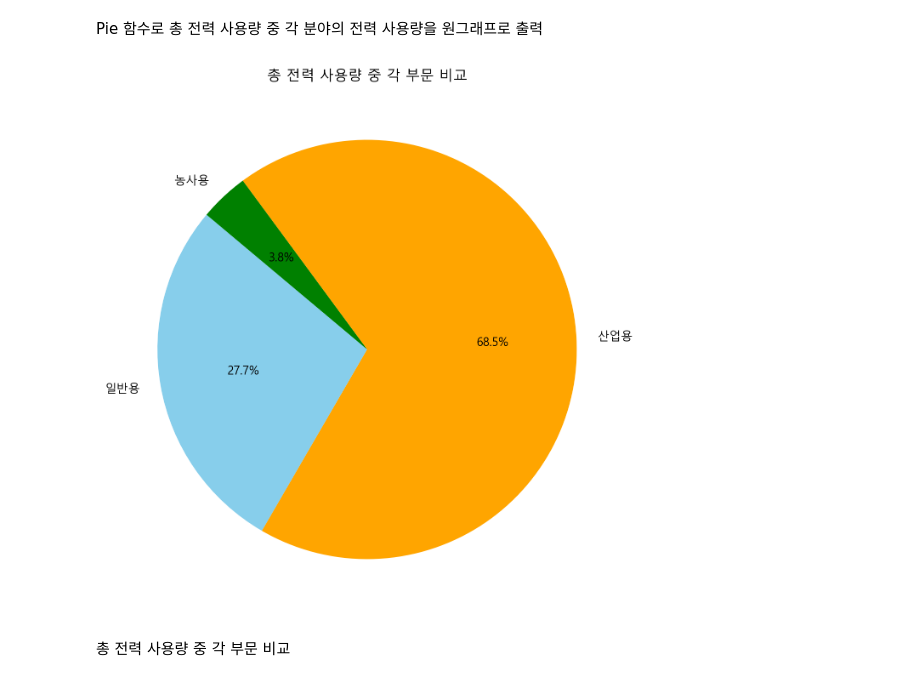
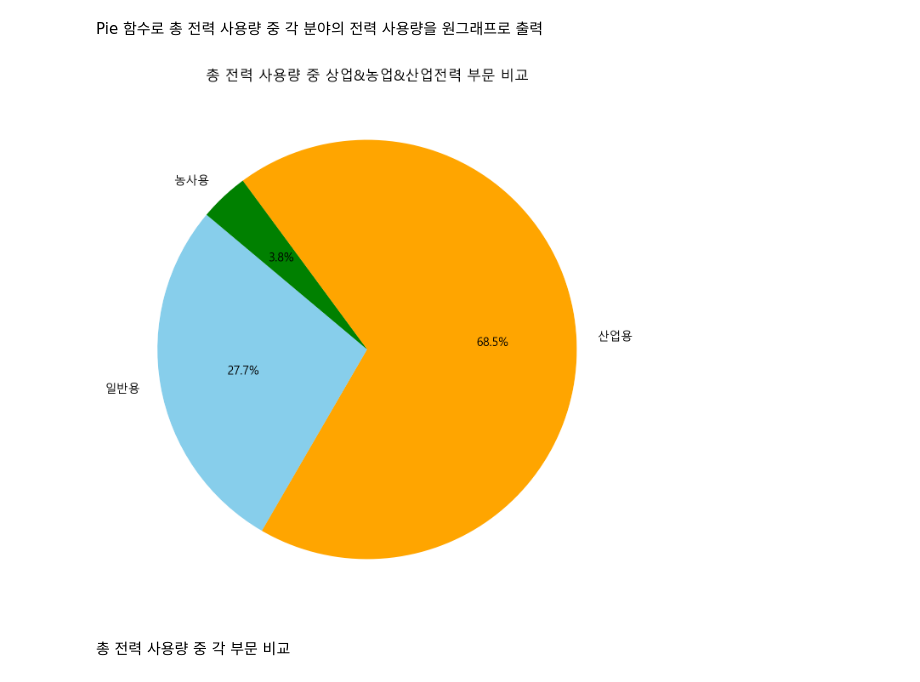
Before and after one commit to uro12/DA-4, a Jupyter notebook: 04조_분석조.ipynb, the cells around one changed output. Cells and saved outputs as stored; diff of their text form; code cells hidden in the pictures.

```diff
--- a/04조_분석조.ipynb
+++ b/04조_분석조.ipynb
@@ -469,35 +469,35 @@ data = {field: [] for field in fields}
 # 파일 열기 및 데이터 읽기
 f = open(power_file, encoding='cp949')  # 파일 열기
 reader = csv.reader(f)
 header = next(reader)  # 첫 번째 줄 헤더 읽기
 indices = {field: header.index(field) for field in fields}  # 필요한 열의 인덱스 추출
 
 for row in reader:
     try:
         for field in fields:
             data[field].append(float(row[indices[field]]))  # 데이터 추가
     except ValueError:
         continue  # 데이터가 비어있거나 변환 실패 시 건너뛰기
 f.close()  # 파일 닫기
 
 # 데이터 준비
 labels = ['일반용', '산업용', '농사용']
 sums = [
     sum(data['일반용판매전력량 (백만kWh)']),
     sum(data['산업용판매전력량 (백만kWh)']),
     sum(data['농사용판매전력량 (백만kWh)']),
 ]
 
 # 원 그래프 시각화
 plt.figure(figsize=(8, 8))
 colors = ['skyblue', 'orange', 'green']
 plt.pie(sums, labels=labels, autopct='%1.1f%%', startangle=140, colors=colors)
 
 # 그래프 제목
-plt.title('총 전력 사용량 중 각 부문 비교')
+plt.title('총 전력 사용량 중 상업&농업&산업전력 부문 비교')
 plt.show()
 # %% [output]
-[figure, old version]
+[figure, new version]
 # %% [markdown]
 총 전력 사용량 중 각 부문 비교
 # %%
```
